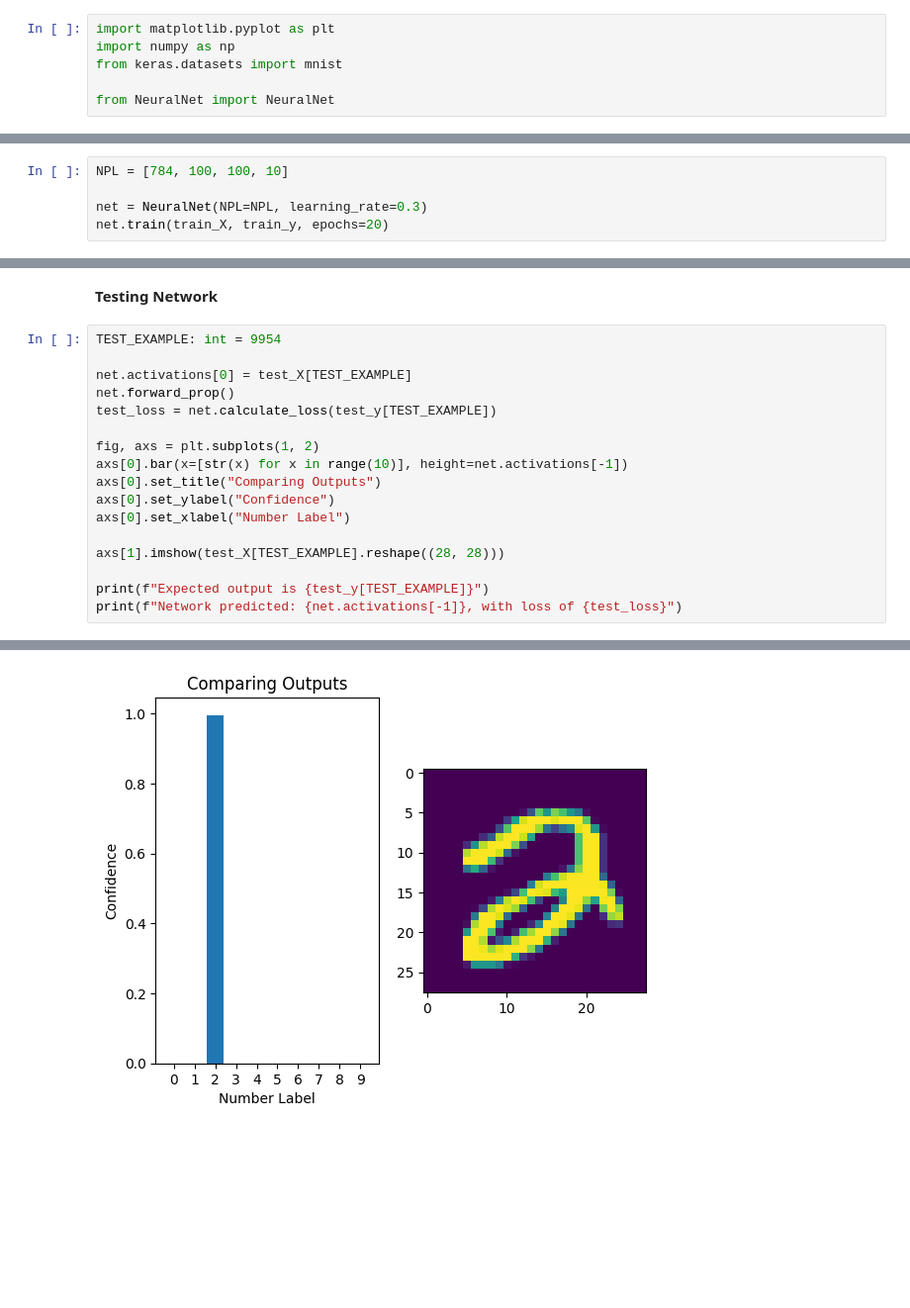
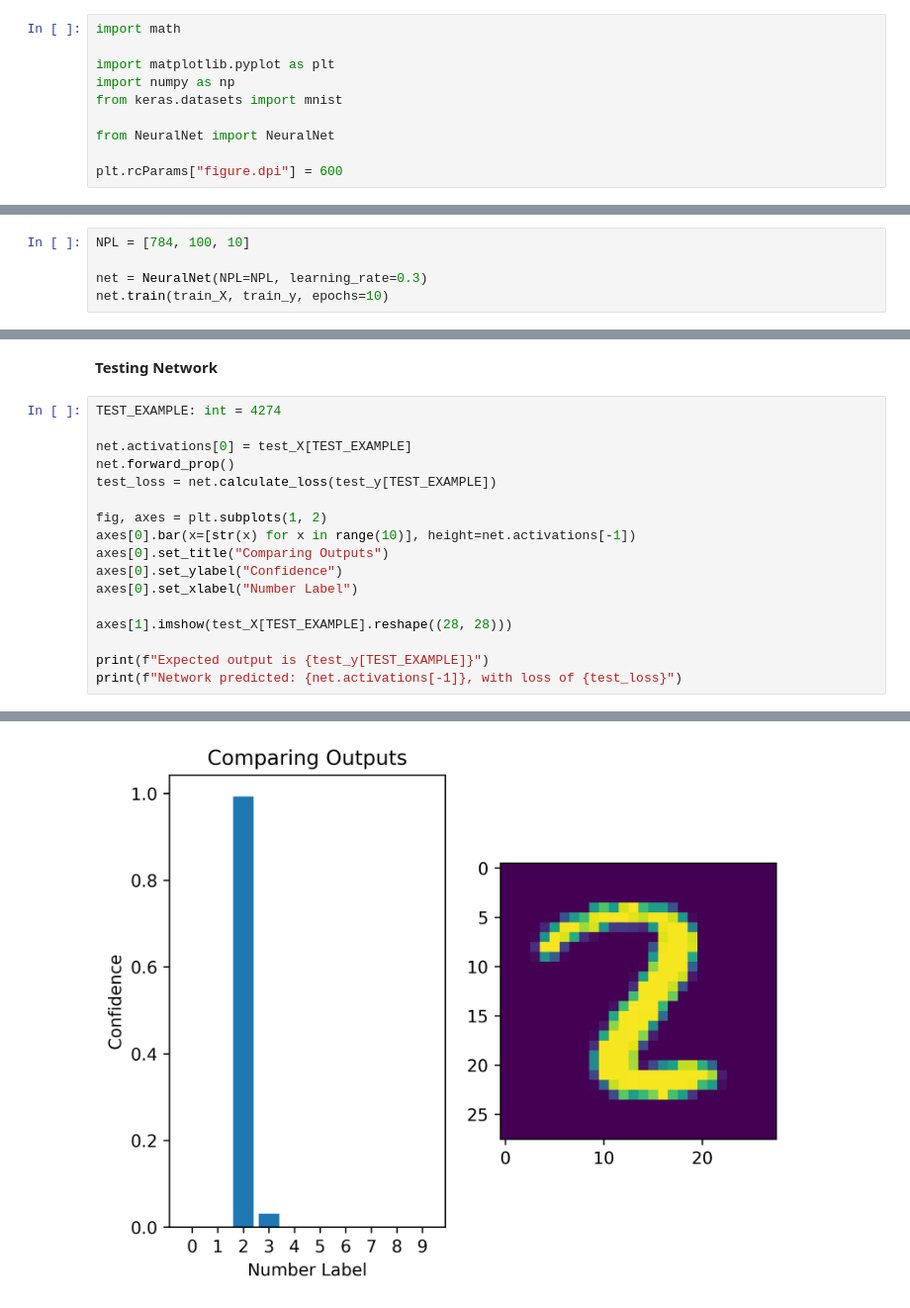
Before and after one commit to litepupp/ML-Models, a Jupyter notebook: NeuralNets/Feedforward/python/network_test.ipynb, the cells around one changed output, grey strips where cells are left out. Shown: that part at 99% size. Drawn from its saved outputs; the diff is of its cells as text; blank space fills up the shorter version.

```diff
--- a/NeuralNets/Feedforward/python/network_test.ipynb
+++ b/NeuralNets/Feedforward/python/network_test.ipynb
@@ -1,9 +1,13 @@
 # %% [markdown]
 # Testing Feedforward Neural Network
 # %%
+import math
+
 import matplotlib.pyplot as plt
 import numpy as np
 from keras.datasets import mnist
 
 from NeuralNet import NeuralNet
+
+plt.rcParams["figure.dpi"] = 600
 # %% [output]
@@ -69,8 +73,8 @@ test_y = np.eye(10, dtype=np.float32)[test_y]
 # %% [markdown]
 **Training Network**
 # %%
-NPL = [784, 100, 100, 10]
+NPL = [784, 100, 10]
 
 net = NeuralNet(NPL=NPL, learning_rate=0.3)
-net.train(train_X, train_y, epochs=20)
+net.train(train_X, train_y, epochs=10)
 # %% [output]
@@ -97,19 +91,19 @@ Epoch[19]: Loss = 0.0007347340557508302
 # %% [markdown]
 **Testing Network**
 # %%
-TEST_EXAMPLE: int = 9954
+TEST_EXAMPLE: int = 4274
 
 net.activations[0] = test_X[TEST_EXAMPLE]
 net.forward_prop()
 test_loss = net.calculate_loss(test_y[TEST_EXAMPLE])
 
-fig, axs = plt.subplots(1, 2)
-axs[0].bar(x=[str(x) for x in range(10)], height=net.activations[-1])
-axs[0].set_title("Comparing Outputs")
-axs[0].set_ylabel("Confidence")
-axs[0].set_xlabel("Number Label")
+fig, axes = plt.subplots(1, 2)
+axes[0].bar(x=[str(x) for x in range(10)], height=net.activations[-1])
+axes[0].set_title("Comparing Outputs")
+axes[0].set_ylabel("Confidence")
+axes[0].set_xlabel("Number Label")
 
-axs[1].imshow(test_X[TEST_EXAMPLE].reshape((28, 28)))
+axes[1].imshow(test_X[TEST_EXAMPLE].reshape((28, 28)))
 
 print(f"Expected output is {test_y[TEST_EXAMPLE]}")
 print(f"Network predicted: {net.activations[-1]}, with loss of {test_loss}")
@@ -121 +115 @@ Network predicted: [4.49992949e-04 2.52325028e-09 9.96403098e-01 2.48384924e-04
-[figure, old version]
+[figure, new version]
```
Also changed, not shown: parts of 9 cells of this notebook.
